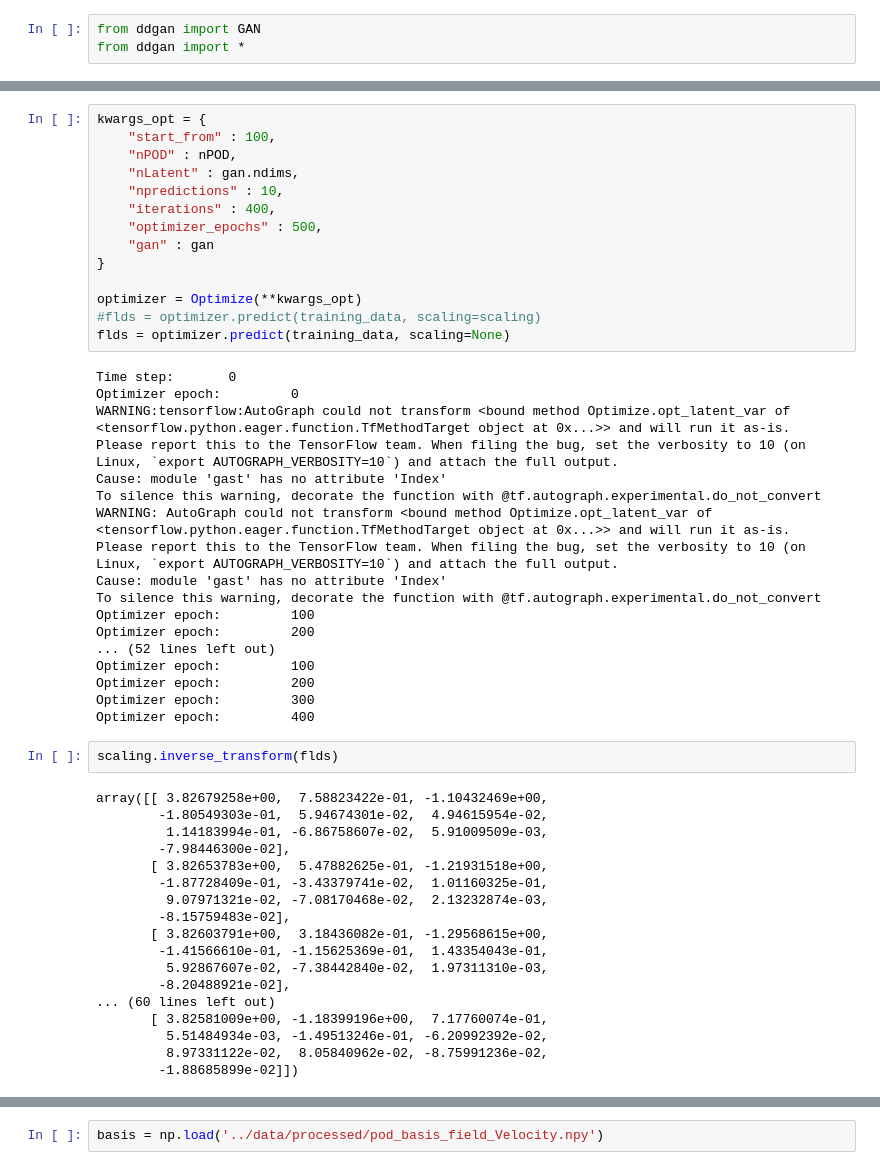
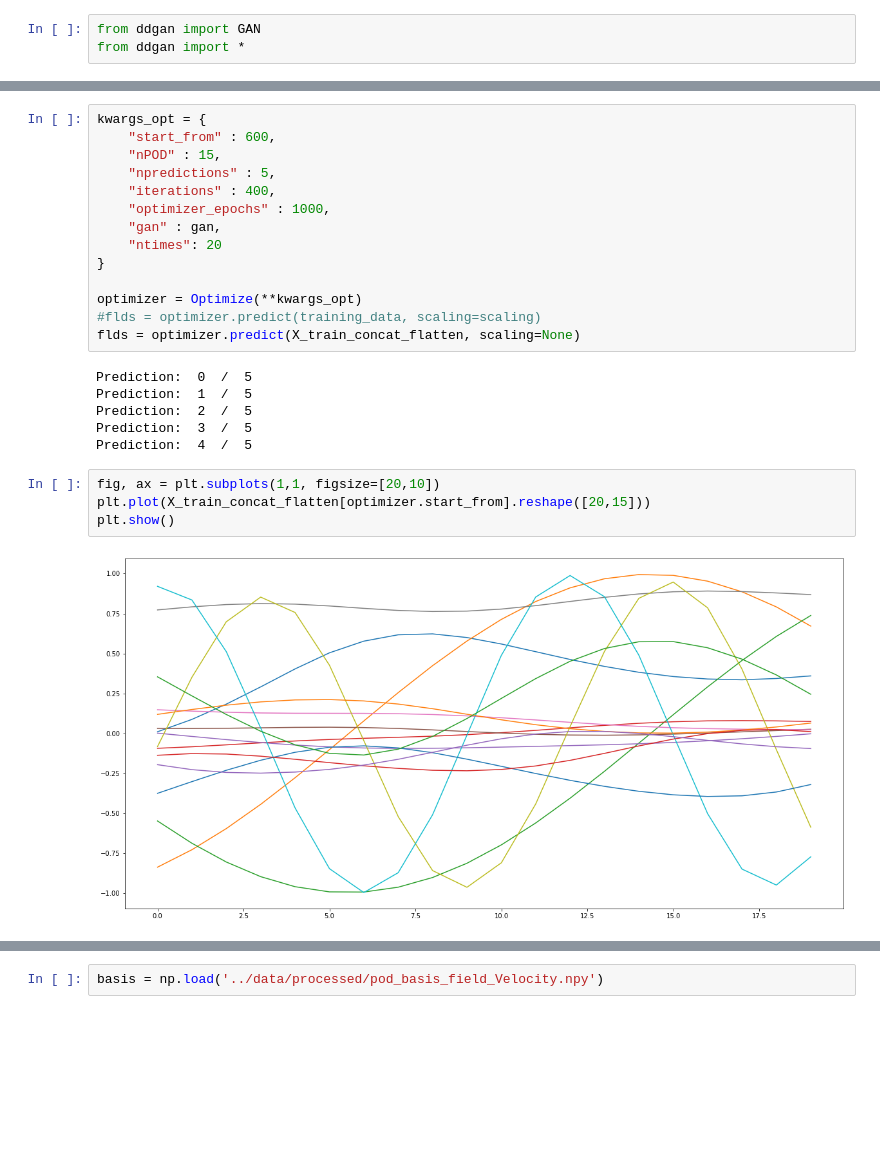
Before and after one commit to JTomasson20/DD-GAN, a Jupyter notebook: examples/usage_example.ipynb, the cells around one changed output, grey strips where cells are left out. Cells and saved outputs as stored; diff of their text form; blank space fills up the shorter version.

```diff
--- a/examples/usage_example.ipynb
+++ b/examples/usage_example.ipynb
@@ -98,54 +135,28 @@ ending training
 # %%
 kwargs_opt = {
-    "start_from" : 100,
-    "nPOD" : nPOD,
-    "nLatent" : gan.ndims,
-    "npredictions" : 10,
+    "start_from" : 600,
+    "nPOD" : 15,
+    "npredictions" : 5,
     "iterations" : 400,
-    "optimizer_epochs" : 500,
-    "gan" : gan
+    "optimizer_epochs" : 1000,
+    "gan" : gan,
+    "ntimes": 20
 }
 
 optimizer = Optimize(**kwargs_opt)
 #flds = optimizer.predict(training_data, scaling=scaling)
-flds = optimizer.predict(training_data, scaling=None)
+flds = optimizer.predict(X_train_concat_flatten, scaling=None)
 # %% [output]
-Time step:       0
-Optimizer epoch:         0
-WARNING:tensorflow:AutoGraph could not transform <bound method Optimize.opt_latent_var of <tensorflow.python.eager.function.TfMethodTarget object at 0x...>> and will run it as-is.
-Please report this to the TensorFlow team. When filing the bug, set the verbosity to 10 (on Linux, `export AUTOGRAPH_VERBOSITY=10`) and attach the full output.
-Cause: module 'gast' has no attribute 'Index'
-To silence this warning, decorate the function with @tf.autograph.experimental.do_not_convert
-WARNING: AutoGraph could not transform <bound method Optimize.opt_latent_var of <tensorflow.python.eager.function.TfMethodTarget object at 0x...>> and will run it as-is.
-Please report this to the TensorFlow team. When filing the bug, set the verbosity to 10 (on Linux, `export AUTOGRAPH_VERBOSITY=10`) and attach the full output.
-Cause: module 'gast' has no attribute 'Index'
-To silence this warning, decorate the function with @tf.autograph.experimental.do_not_convert
-Optimizer epoch:         100
-Optimizer epoch:         200
-... (52 lines left out)
-Optimizer epoch:         100
-Optimizer epoch:         200
-Optimizer epoch:         300
-Optimizer epoch:         400
+Prediction:  0  /  5
+Prediction:  1  /  5
+Prediction:  2  /  5
+Prediction:  3  /  5
+Prediction:  4  /  5
-# %%
-scaling.inverse_transform(flds)
-# %% [output]
-array([[ 3.82679258e+00,  7.58823422e-01, -1.10432469e+00,
-        -1.80549303e-01,  5.94674301e-02,  4.94615954e-02,
-         1.14183994e-01, -6.86758607e-02,  5.91009509e-03,
-        -7.98446300e-02],
-       [ 3.82653783e+00,  5.47882625e-01, -1.21931518e+00,
-        -1.87728409e-01, -3.43379741e-02,  1.01160325e-01,
-         9.07971321e-02, -7.08170468e-02,  2.13232874e-03,
-        -8.15759483e-02],
-       [ 3.82603791e+00,  3.18436082e-01, -1.29568615e+00,
-        -1.41566610e-01, -1.15625369e-01,  1.43354043e-01,
-         5.92867607e-02, -7.38442840e-02,  1.97311310e-03,
-        -8.20488921e-02],
-... (60 lines left out)
-       [ 3.82581009e+00, -1.18399196e+00,  7.17760074e-01,
-         5.51484934e-03, -1.49513246e-01, -6.20992392e-02,
-         8.97331122e-02,  8.05840962e-02, -8.75991236e-02,
-        -1.88685899e-02]])
+# %%
+fig, ax = plt.subplots(1,1, figsize=[20,10])
+plt.plot(X_train_concat_flatten[optimizer.start_from].reshape([20,15]))
+plt.show()
+# %% [output]
+[figure, added]
 # %%
 fig, ax = plt.subplots(1,1, figsize=[20,10])
```
Also changed, not shown: parts of 44 cells of this notebook, 36 other files.
